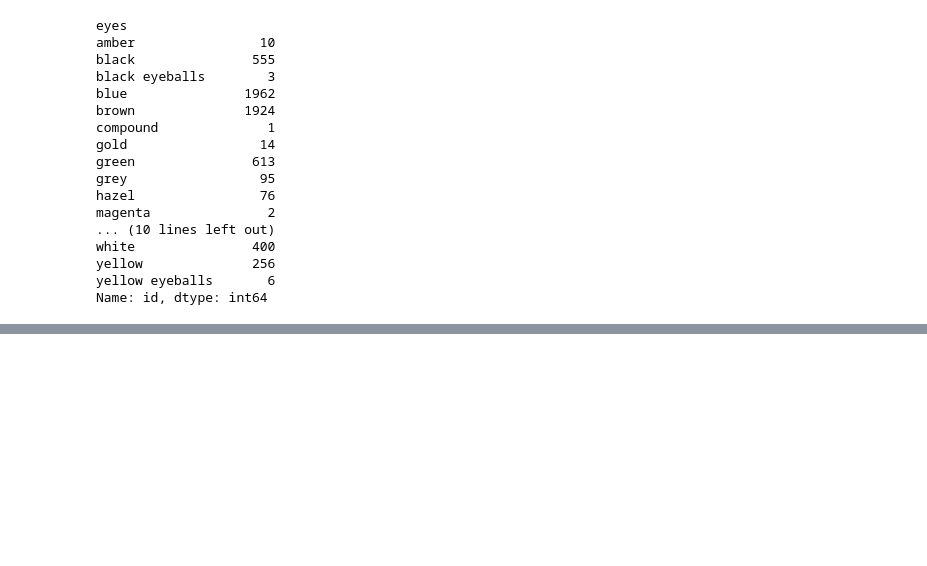
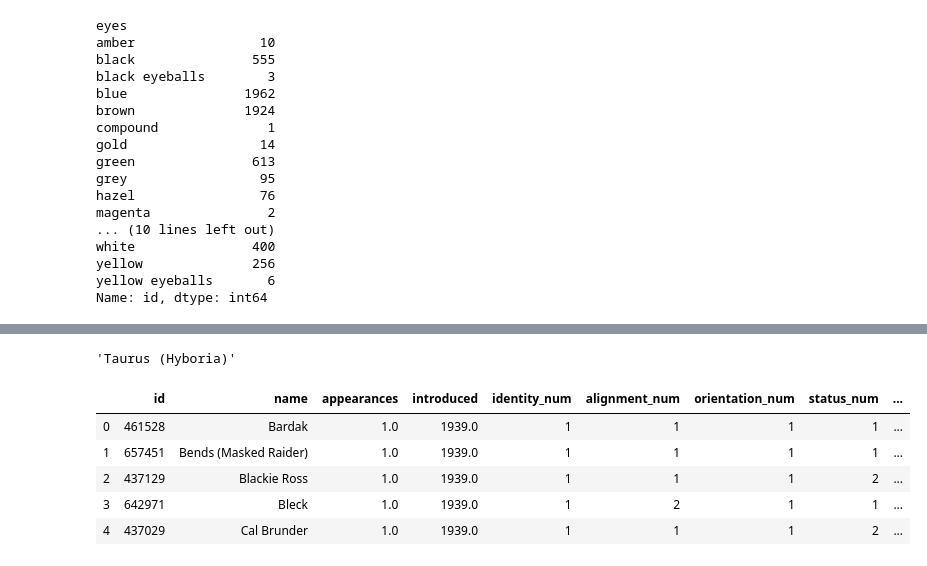
Before and after one commit to shhudspeth/marvel_comics, a Jupyter notebook: Notebooks/Blue Eyes ML.ipynb, the cells around one changed output, grey strips where cells are left out. Saved outputs shown, nothing was run; the diff lists cells and outputs as text; code cells hidden in the pictures; blank space fills up the shorter version.

```diff
--- a/Notebooks/Blue Eyes ML.ipynb
+++ b/Notebooks/Blue Eyes ML.ipynb
@@ -53,0 +101,2 @@ Name: id, dtype: int64
+# %%
+prediction_df.drop(columns = ['eyes', 'blue_eyes'], inplace=True)
@@ -53,0 +127,13 @@ Name: id, dtype: int64
+# %%
+name
+# %% [output]
+'Taurus (Hyboria)'
+# %%
+prediction_df.head()
+# %% [output]
+|  | id | name | appearances | introduced | identity_num | alignment_num | orientation_num | status_num | ... |
+| 0 | 461528 | Bardak | 1.0 | 1939.0 | 1 | 1 | 1 | 1 | ... |
+| 1 | 657451 | Bends (Masked Raider) | 1.0 | 1939.0 | 1 | 1 | 1 | 1 | ... |
+| 2 | 437129 | Blackie Ross | 1.0 | 1939.0 | 1 | 1 | 1 | 2 | ... |
+| 3 | 642971 | Bleck | 1.0 | 1939.0 | 1 | 2 | 1 | 1 | ... |
+| 4 | 437029 | Cal Brunder | 1.0 | 1939.0 | 1 | 1 | 1 | 2 | ... |
```
Also changed, not shown: parts of 81 cells of this notebook, 10 other files.
